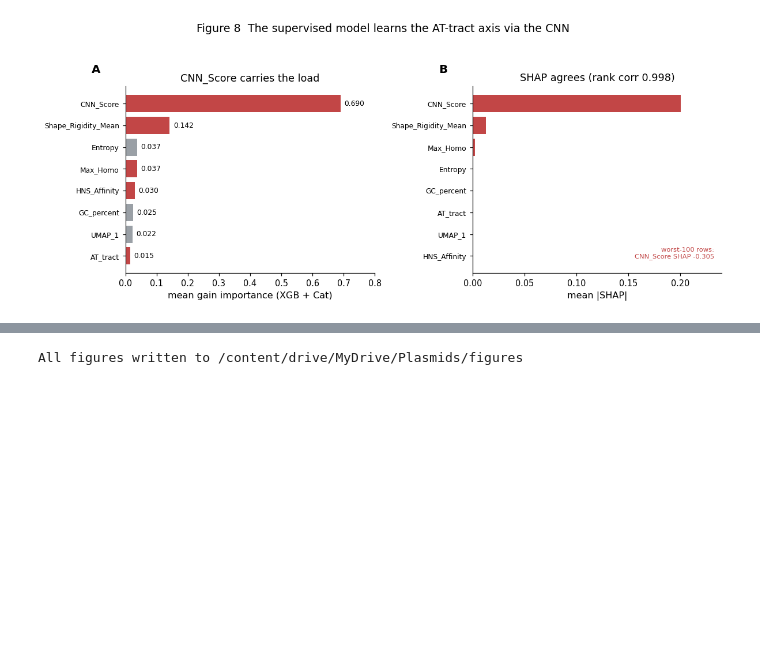
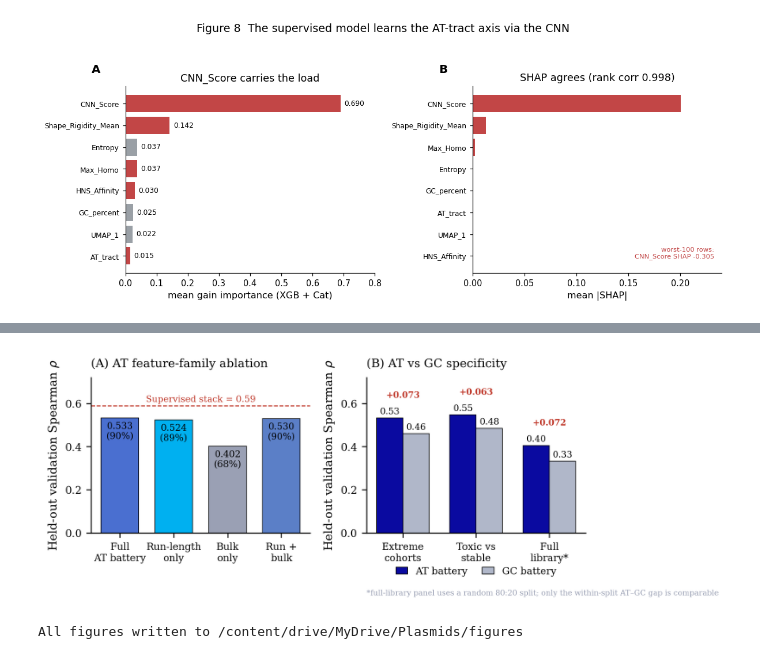
Before and after one commit to bdashti/Latest-Plasmid-Model, a Jupyter notebook: Copy_of_Phase_3_Figures_colab_v2.ipynb, the cells around one changed output, grey strips where cells are left out. Cells and saved outputs as stored; diff of their text form; code cells hidden in the pictures; blank space fills up the shorter version.

```diff
--- a/Copy_of_Phase_3_Figures_colab_v2.ipynb
+++ b/Copy_of_Phase_3_Figures_colab_v2.ipynb
@@ -590,3 +590,102 @@ save_fig(fig, 'Fig8_feature_attribution')
 # %% [output]
 saved /content/drive/MyDrive/Plasmids/figures/Fig8_feature_attribution.png
 [figure]
+# %%
+# =====================================================================
+# Phase 3 figure - AT-feature-family ablation + AT-vs-GC specificity
+# =====================================================================
+# Plots results already computed by Cell 25b (at_family_ablation) and
+# Cell 25c (gc_vs_at). NO new computation: uses the saved globals if
+# present, else the verified hardcoded values from those runs.
+# Two-panel figure for Results 4.5 (suggested Figure 3E/F or Figure 9).
+
+import numpy as np, matplotlib.pyplot as plt
+import matplotlib as mpl
+
+mpl.rcParams.update({
+    'font.family': 'serif', 'font.size': 9, 'axes.linewidth': 0.8,
+    'xtick.labelsize': 8, 'ytick.labelsize': 8, 'axes.labelsize': 9,
+    'legend.fontsize': 7.5, 'figure.dpi': 300,
+})
+NAVY, CYAN, GREY, RED = '#0A0AA0', '#00B0F0', '#9AA0B4', '#C0392B'
+STACK = 0.5895
+
+# ---- Panel A data: from Cell 25b (at_family_ablation) ----
+if 'at_family_ablation' in globals():
+    _a = globals()['at_family_ablation'].set_index('subset')['val_rho']
+    A_full = float(_a.get('full_battery', 0.5331)); A_run = float(_a.get('run_only', 0.5241))
+    A_bulk = float(_a.get('bulk_only', 0.4024));    A_rb  = float(_a.get('run+bulk', 0.5304))
+    print("[panelA] using at_family_ablation from session")
+else:
+    A_full, A_run, A_bulk, A_rb = 0.5331, 0.5241, 0.4024, 0.5304
+    print("[panelA] using verified hardcoded Cell 25b values")
+
+# ---- Panel B data: from Cell 25c (gc_vs_at) ----
+if 'gc_vs_at' in globals():
+    _g = globals()['gc_vs_at']
+    at_vals = _g['at_rho'].tolist(); gc_vals = _g['gc_rho'].tolist()
+    if len(at_vals) >= 3:
+        AT_B = [at_vals[0], at_vals[1], at_vals[-1]]
+        GC_B = [gc_vals[0], gc_vals[1], gc_vals[-1]]
+    else:
+        AT_B, GC_B = [0.5331, 0.5475, 0.4047], [0.4601, 0.4843, 0.3328]
+    print("[panelB] using gc_vs_at from session")
+else:
+    AT_B = [0.5331, 0.5475, 0.4047]
+    GC_B = [0.4601, 0.4843, 0.3328]
+    print("[panelB] using verified hardcoded Cell 25c values")
+
+# extra vertical headroom so nothing collides with the top
+YMAX = 0.72
+fig, (axA, axB) = plt.subplots(1, 2, figsize=(7.2, 3.1))
+
+# ===== Panel A: family ablation =====
+labelsA = ['Full\nAT battery', 'Run-length\nonly', 'Bulk\nonly', 'Run +\nbulk']
+valsA   = [A_full, A_run, A_bulk, A_rb]
+colsA   = ['#4A6FD0', CYAN, GREY, '#5B7FC7']
+axA.bar(range(4), valsA, color=colsA, edgecolor='black', linewidth=0.5, width=0.7)
+# stack reference line + label placed in the clear headroom band, RIGHT side, above the run+bulk bar gap
+axA.axhline(STACK, ls='--', lw=0.8, color=RED)
+axA.text(1.5, STACK + 0.010, f'Supervised stack = {STACK:.2f}', color=RED,
+         fontsize=6.8, ha='center', va='bottom')
+for i, v in enumerate(valsA):
+    # value labels INSIDE the top of each bar, so the stack line never cuts through them
+    axA.text(i, v - 0.018, f'{v:.3f}\n({100*v/STACK:.0f}%)', ha='center', va='top',
+             fontsize=7, color='black')
+axA.set_xticks(range(4)); axA.set_xticklabels(labelsA, fontsize=7.5)
+axA.set_ylabel('Held-out validation Spearman $\\rho$')
+axA.set_ylim(0, YMAX); axA.set_title('(A) AT feature-family ablation', fontsize=9, loc='left', pad=8)
+axA.spines[['top', 'right']].set_visible(False)
+
+# ===== Panel B: AT vs GC across cohorts =====
+cohorts = ['Extreme\ncohorts', 'Toxic vs\nstable', 'Full\nlibrary*']
+x = np.arange(3); w = 0.36
+axB.bar(x - w/2, AT_B, w, color=NAVY, edgecolor='black', linewidth=0.5, label='AT battery')
+axB.bar(x + w/2, GC_B, w, color='#B0B7C9', edgecolor='black', linewidth=0.5, label='GC battery')
+for i in range(3):
+    # value labels sit just above each bar
+    axB.text(x[i]-w/2, AT_B[i]+0.010, f'{AT_B[i]:.2f}', ha='center', va='bottom', fontsize=6.8)
+    axB.text(x[i]+w/2, GC_B[i]+0.010, f'{GC_B[i]:.2f}', ha='center', va='bottom', fontsize=6.8)
+    # red gap label lifted well above the taller bar's value label, into the headroom
+    top = max(AT_B[i], GC_B[i])
+    axB.text(x[i], top + 0.085, f'+{AT_B[i]-GC_B[i]:.3f}', ha='center', va='bottom',
+             fontsize=6.5, color=RED, fontweight='bold')
+axB.set_xticks(x); axB.set_xticklabels(cohorts, fontsize=7.5)
+axB.set_ylabel('Held-out validation Spearman $\\rho$')
+axB.set_ylim(0, YMAX); axB.set_title('(B) AT vs GC specificity', fontsize=9, loc='left', pad=8)
+# legend placed OUTSIDE the axes, below, horizontal - never overlaps bars
+axB.legend(loc='upper center', frameon=False, ncol=2, bbox_to_anchor=(0.5, -0.16),
+           handlelength=1.2, columnspacing=1.5)
+axB.spines[['top', 'right']].set_visible(False)
+axB.text(0.0, -0.40, '*full-library panel uses a random 80:20 split; only the within-split AT\u2013GC gap is comparable',
+         transform=axB.transAxes, fontsize=5.8, color=GREY, ha='left')
+
+plt.tight_layout()
+OUT = 'figure_ablation_ATvsGC.png'
+plt.savefig(OUT, bbox_inches='tight', dpi=300)
+print(f"\nSaved: {OUT}")
+print(f"Panel A: full {A_full:.4f} | run {A_run:.4f} | bulk {A_bulk:.4f} | run+bulk {A_rb:.4f}")
+print(f"Panel B AT: {[round(v,4) for v in AT_B]}")
+print(f"Panel B GC: {[round(v,4) for v in GC_B]}")
+plt.show()
+# %% [output]
@@ -593,3 +699,4 @@ saved /content/drive/MyDrive/Plasmids/figures/Fig8_feature_attribution.png
+[figure, added]
 # %%
 print('All figures written to', OUTDIR)
 # %% [output]
```
Also changed, not shown: parts of 4 cells of this notebook.
